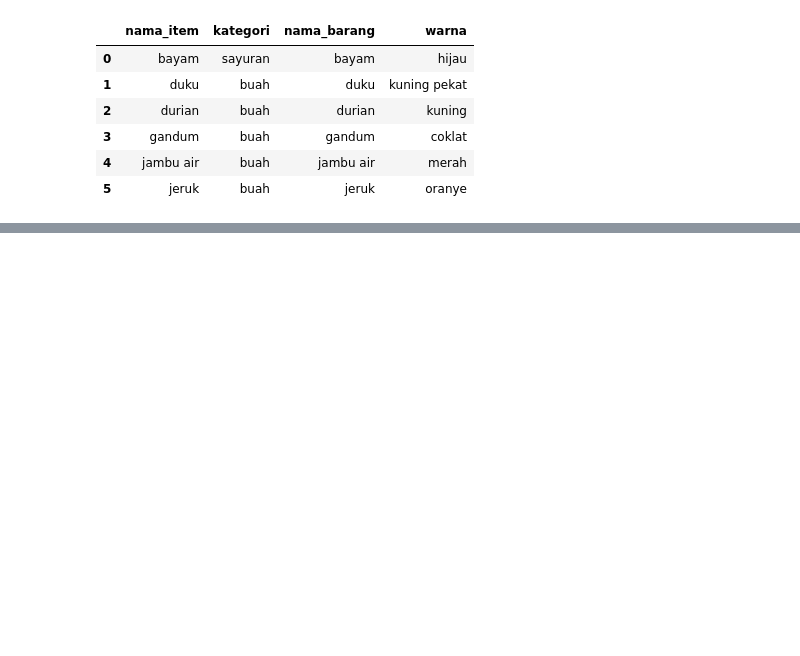
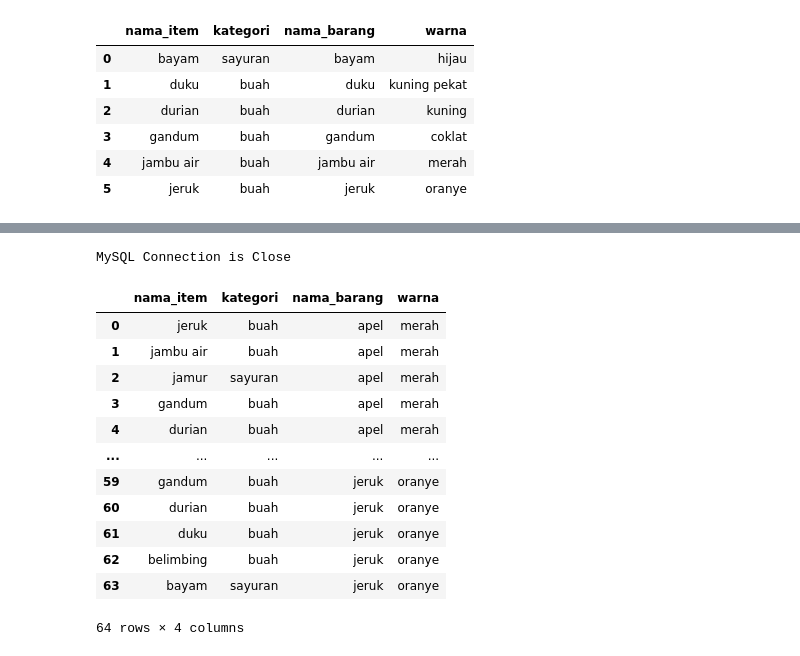
Before and after one commit to UsepSyaikalArifin/SQL-Python, a Jupyter notebook: Fundamental SQL Using INNER JOIN and UNION/Jupyter Notebook/main.ipynb, the cells around one changed output, grey strips where cells are left out. Saved outputs shown, nothing was run; the diff lists cells and outputs as text; code cells hidden in the pictures; blank space fills up the shorter version.

```diff
--- a/Fundamental SQL Using INNER JOIN and UNION/Jupyter Notebook/main.ipynb
+++ b/Fundamental SQL Using INNER JOIN and UNION/Jupyter Notebook/main.ipynb
@@ -211,0 +276,37 @@ MySQL Connection is Close
+# %%
+import mysql.connector as db
+import pandas as pd
+from IPython.display import display
+
+connection = db.connect(
+                        host="localhost",
+                        database="dqlab_academy",
+                        user="root",
+                        password="MySQL"
+                        )
+sql_ms_item_kategori = "select * from ms_item_kategori"
+sql_ms_item_warna = "select * from ms_item_warna"
+
+sql_code = "select ms_item_kategori.*, ms_item_warna.* from ms_item_kategori, ms_item_warna"
+dataset = pd.read_sql(sql_code, connection)
+
+if connection.is_connected():
+    connection.close()
+    print("MySQL Connection is Close")
+
+display(dataset)
+# %% [output]
+MySQL Connection is Close
+|  | nama_item | kategori | nama_barang | warna |
+| 0 | jeruk | buah | apel | merah |
+| 1 | jambu air | buah | apel | merah |
+| 2 | jamur | sayuran | apel | merah |
+| 3 | gandum | buah | apel | merah |
+| 4 | durian | buah | apel | merah |
+| ... | ... | ... | ... | ... |
+| 59 | gandum | buah | jeruk | oranye |
+| 60 | durian | buah | jeruk | oranye |
+| 61 | duku | buah | jeruk | oranye |
+| 62 | belimbing | buah | jeruk | oranye |
+| 63 | bayam | sayuran | jeruk | oranye |
+64 rows × 4 columns
```
Also changed, not shown: parts of 9 cells of this notebook.
